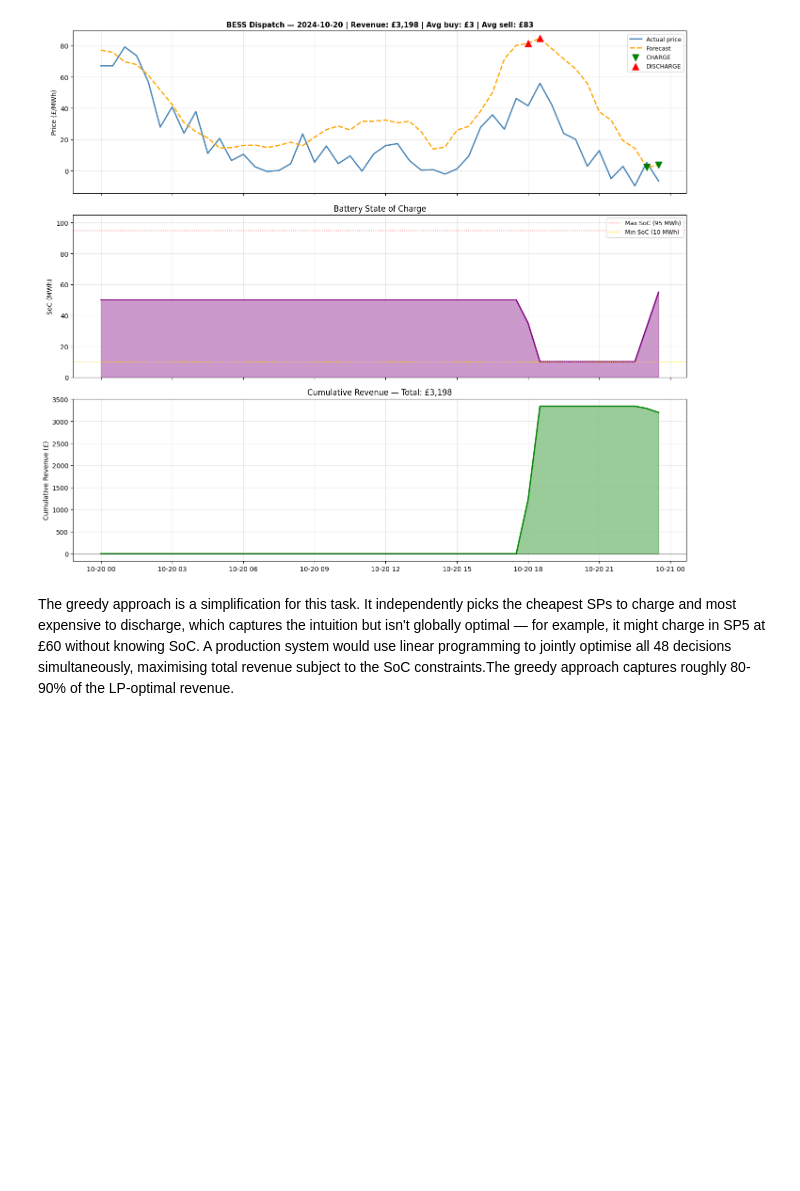
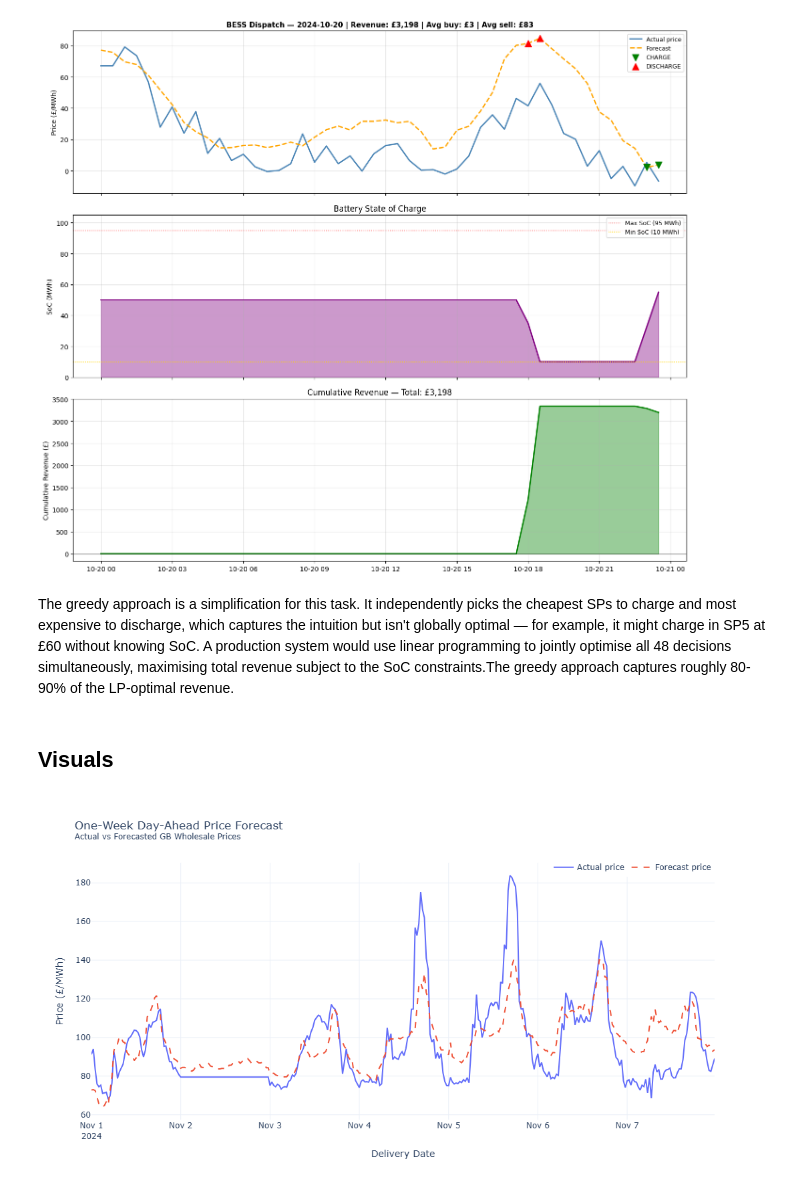
Before and after one commit to Saptaparnineogi/BESSPriceForecasting, a Jupyter notebook: notebooks/BESSPriceForecast.ipynb, the cells around one changed output. Cells and saved outputs as stored; diff of their text form; code cells hidden in the pictures; blank space fills up the shorter version.

Commit message:
Addition of some visuals

```diff
--- a/notebooks/BESSPriceForecast.ipynb
+++ b/notebooks/BESSPriceForecast.ipynb
@@ -161,7 +161,7 @@ Price range: £-77.3 to £605.2
 #### 1.2 Demand Forecast in downloaded locally for the same period using the link below:
 https://www.neso.energy/data-portal/historic-demand-data?page=1
 # %%
-folder_path = r"data"
+folder_path = r"C:\Users\olive\Documents\workspace\BESSPriceForecasting\data"
 pattern = os.path.join(folder_path, "demanddata_*.csv")  # adjust pattern as needed
 file_list = glob.glob(pattern)
 demand_df = pd.concat((pd.read_csv(f) for f in file_list), ignore_index=True)
@@ -227,7 +227,7 @@ demand_df = process_demand_data(demand_df)
 #### Wind forecast data is downloaded locally for the whole period from:
 https://www.neso.energy/data-portal/day-ahead-wind-forecast/historic_day_ahead_wind_forecasts
 # %%
-wind_df = pd.read_csv(r"data\archive_1dayaheadwind.csv")
+wind_df = pd.read_csv(r"C:\Users\olive\Documents\workspace\BESSPriceForecasting\data\archive_1dayaheadwind.csv")
 def process_wind_forecast(wind_df):
     wind_df["timestamp"] = pd.to_datetime(wind_df["Datetime_GMT"]).dt.tz_localize(None)
     wind_df = wind_df.drop_duplicates(subset="timestamp")
@@ -867,3 +867,59 @@ plt.show()
 [figure]
 # %% [markdown]
 The greedy approach is a simplification for this task. It independently picks the cheapest SPs to charge and most expensive to discharge, which captures the intuition but isn't globally optimal — for example, it might charge in SP5 at £60 without knowing SoC. A production system would use linear programming to jointly optimise all 48 decisions simultaneously, maximising total revenue subject to the SoC constraints.The greedy approach captures roughly 80-90% of the LP-optimal revenue.
+# %% [markdown]
+## Visuals
+# %%
+import os
+import plotly.graph_objects as go
+import plotly.express as px
+
+os.makedirs("figures", exist_ok=True)
+
+test["timestamp"] = pd.to_datetime(test["timestamp"])
+
+# --------------------------------------------------
+# 1. One-week Actual vs Forecast
+# --------------------------------------------------
+
+week = test[
+    (test["timestamp"] >= "2024-11-01") &
+    (test["timestamp"] < "2024-11-08")
+].copy()
+
+fig = go.Figure()
+
+fig.add_trace(go.Scatter(
+    x=week["timestamp"],
+    y=week["price"],
+    mode="lines",
+    name="Actual price",
+    line=dict(width=2),
+    hovertemplate="Time: %{x}<br>Actual: £%{y:.2f}/MWh<extra></extra>"
+))
+
+fig.add_trace(go.Scatter(
+    x=week["timestamp"],
+    y=week["predicted_price"],
+    mode="lines",
+    name="Forecast price",
+    line=dict(width=2, dash="dash"),
+    hovertemplate="Time: %{x}<br>Forecast: £%{y:.2f}/MWh<extra></extra>"
+))
+
+fig.update_layout(
+    title="One-Week Day-Ahead Price Forecast<br><sup>Actual vs Forecasted GB Wholesale Prices</sup>",
+    xaxis_title="Delivery Date",
+    yaxis_title="Price (£/MWh)",
+    template="plotly_white",
+    width=1200,
+    height=550,
+    hovermode="x unified",
+    legend=dict(orientation="h", y=1.02, x=1, xanchor="right")
+)
+
+fig.write_html("figures/actual_vs_forecast_week.html")
+fig.write_image("figures/actual_vs_forecast_week.png", scale=3)
+fig.show()
+# %% [output]
+[figure, added]
```
Also changed, not shown: parts of 3 cells of this notebook.
